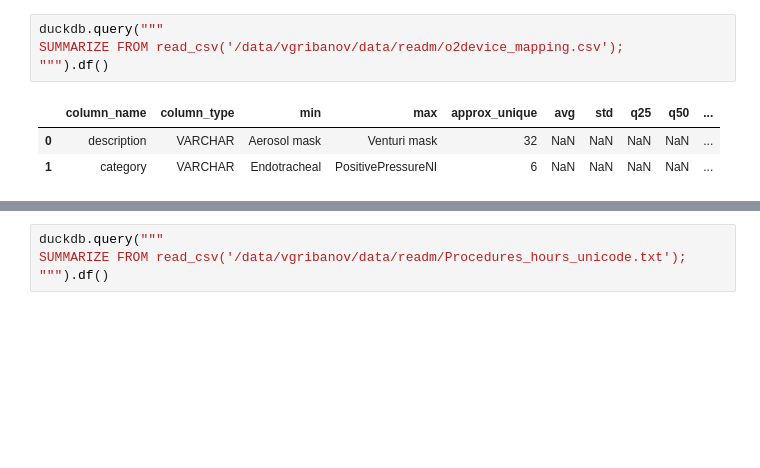
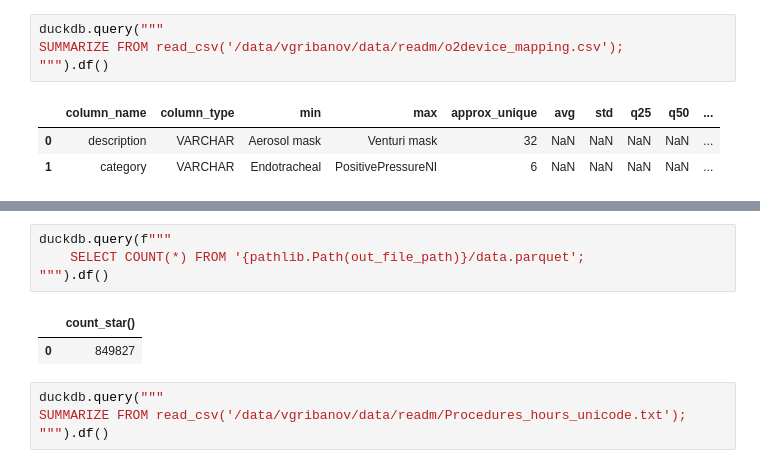
Before and after one commit to VGSML/diabetes-pred, a Jupyter notebook: src/readmissions/data-analysis.ipynb, the cells around one changed output, grey strips where cells are left out. Cells and saved outputs as stored; diff of their text form; blank space fills up the shorter version.

Commit message:
feat: readm data processing notebook params

```diff
--- a/src/readmissions/data-analysis.ipynb
+++ b/src/readmissions/data-analysis.ipynb
@@ -776,3 +750,10 @@ duckdb.query("""
+# %%
+duckdb.query(f"""
+    SELECT COUNT(*) FROM '{pathlib.Path(out_file_path)}/data.parquet';
+""").df()
+# %% [output]
+|  | count_star() |
+| 0 | 849827 |
 # %%
 duckdb.query("""
 SUMMARIZE FROM read_csv('/data/vgribanov/data/readm/Procedures_hours_unicode.txt');
```
Also changed, not shown: parts of 15 cells of this notebook.
